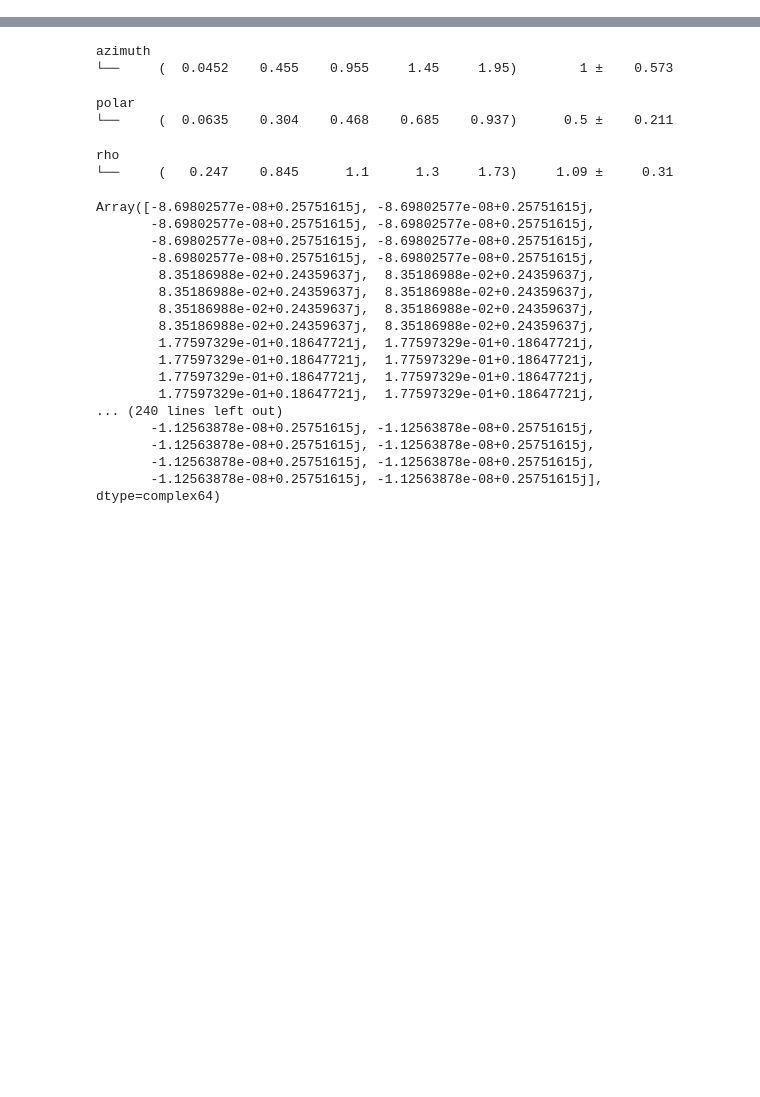
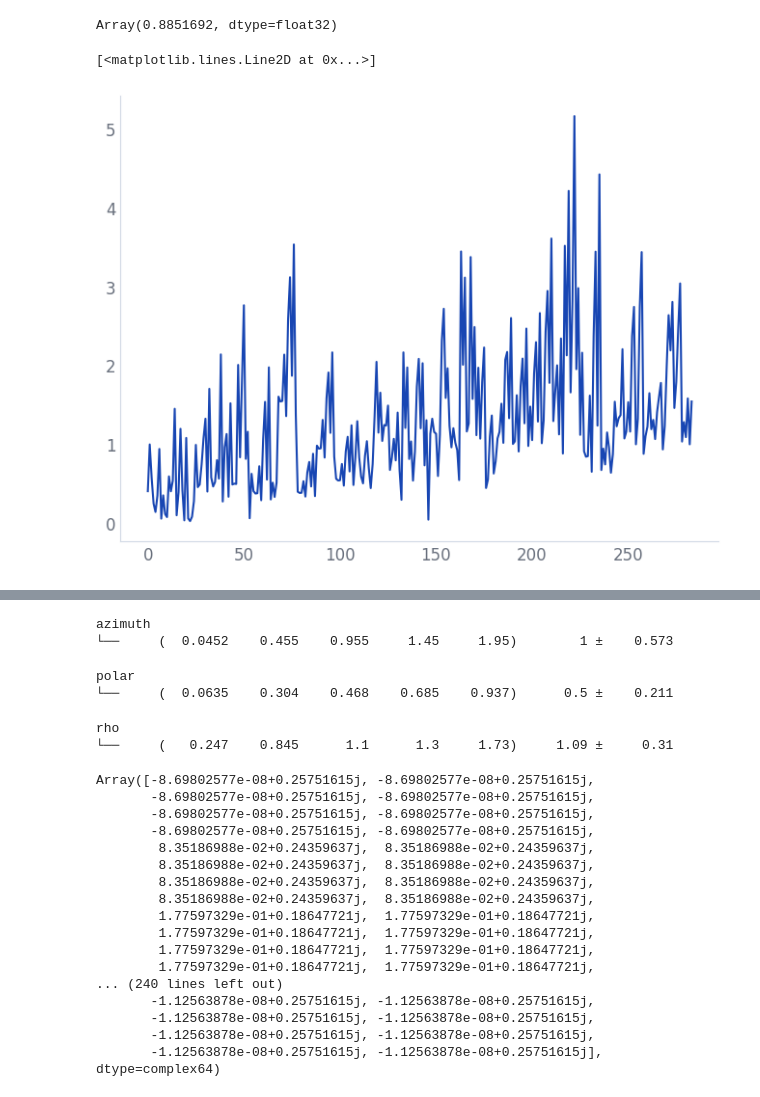
Before and after one commit to nicholas-miklaucic/facet, a Jupyter notebook: notebooks/harmonics.ipynb, the cells around one changed output, grey strips where cells are left out. Cells and saved outputs as stored; diff of their text form; code cells hidden in the pictures; blank space fills up the shorter version.

```diff
--- a/notebooks/harmonics.ipynb
+++ b/notebooks/harmonics.ipynb
@@ -25,0 +169,18 @@ plt.plot(xx, env(xx))
+# %%
+from eins import EinsOp
+
+x = e3nn.normal('1x0e + 1x0e + 1x1e + 1x2e', jax.random.key(3), (512,4))
+graph_i = jnp.arange(512) % 64
+
+def collect_irreps(x):
+    filtered_outs = x
+    filtered_outs = EinsOp(
+        'nodes blocks mul outs -> nodes mul outs', reduce='mean'
+    )(filtered_outs)
+    return jax.ops.segment_sum(filtered_outs, graph_i, 64)
+
+e3nn.IrrepsArray.from_list(
+    x.irreps,
+    [collect_irreps(chunk) for chunk in x.chunks],
+    leading_shape=(64,),
+)
@@ -25,0 +291,10 @@ plt.plot(xx, env(xx))
+# %%
+jnp.exp(jnp.mean(jnp.log(n + 1e-3)))
+# %% [output]
+Array(0.8851692, dtype=float32)
+# %%
+n = e3nn.norm(x)[0].array
+plt.plot(n / 0.885)
+# %% [output]
+[<matplotlib.lines.Line2D at 0x...>]
+[figure, added]
```
Also changed, not shown: parts of 23 cells of this notebook, 9 other files.
